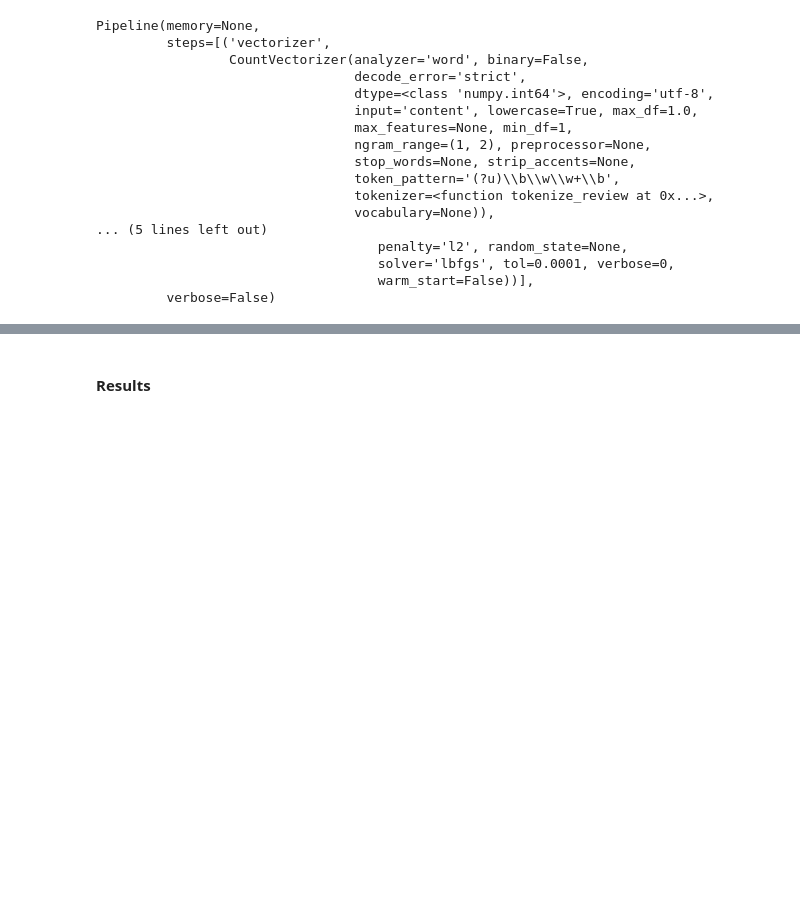
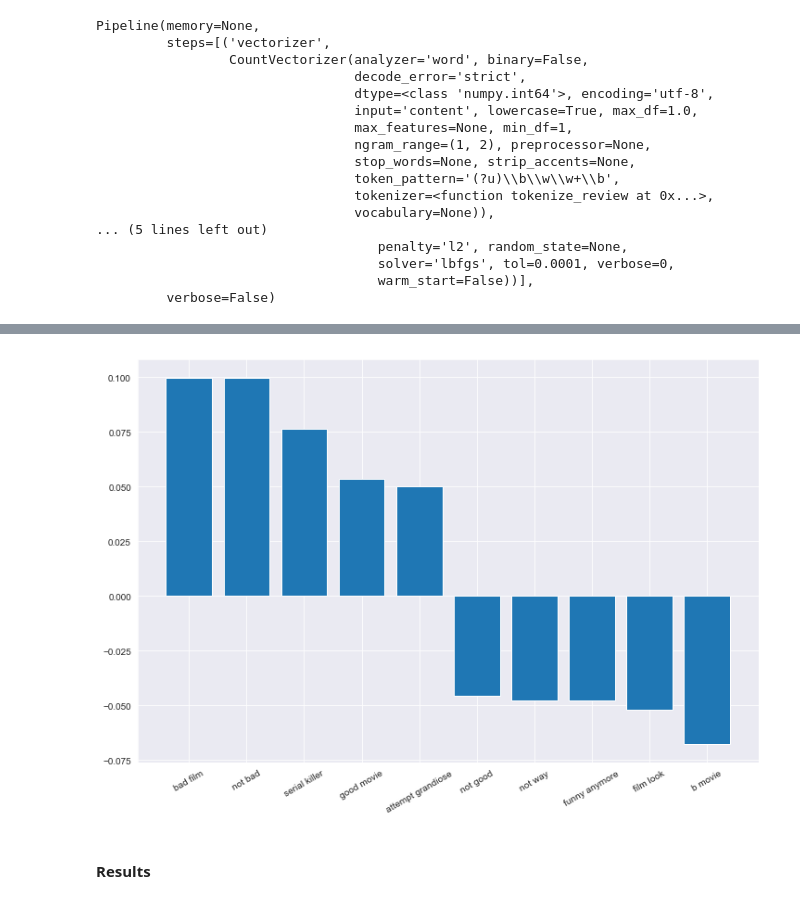
Before and after one commit to SylvainLosey/DMML2019_Team_Orange, a Jupyter notebook: code/2_analysis.ipynb, the cells around one changed output, grey strips where cells are left out. Saved outputs shown, nothing was run; the diff lists cells and outputs as text; code cells hidden in the pictures; blank space fills up the shorter version.

Commit message:
Add n-gram analysis

```diff
--- a/code/2_analysis.ipynb
+++ b/code/2_analysis.ipynb
@@ -118,3 +131,9 @@ count_vector.get_feature_names()[:100]
+# %%
+two_gram_features = { key: feature_to_coef[key] for key in feature_to_coef.keys() if  len(key.split(' ')) == 2}
+intersting_features = get_interesting_features(two_gram_features)
+graph_interesting_features(intersting_features)
+# %% [output]
+[figure, added]
 # %% [markdown]
 #### Results
 # %%
```
Also changed, not shown: parts of 19 cells of this notebook, 4 other files.
